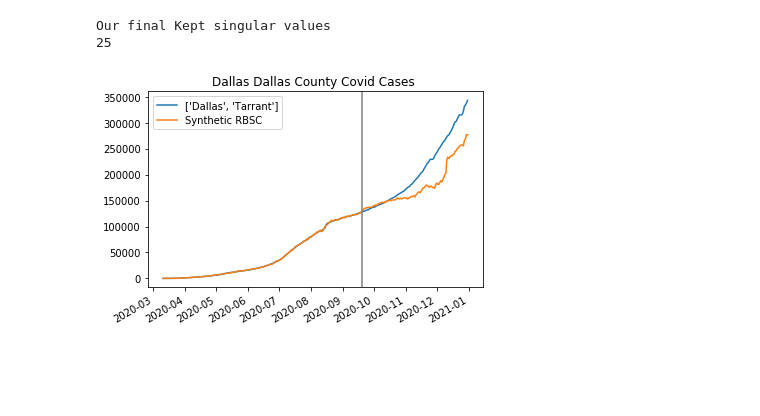
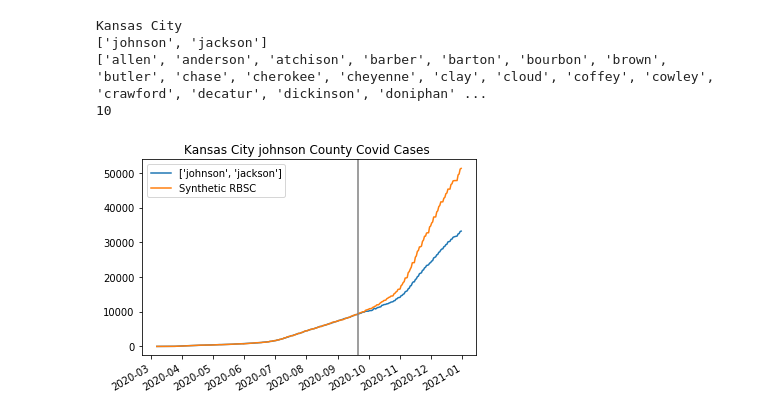
Before and after one commit to Joshuashou/Synthetic-Control-Paper-Model, a Jupyter notebook: Synthetic Control paper.ipynb, the cells around one changed output. Cells and saved outputs as stored; diff of their text form; code cells hidden in the pictures; blank space fills up the shorter version.

```diff
--- a/Synthetic Control paper.ipynb
+++ b/Synthetic Control paper.ipynb
@@ -497,12 +494,14 @@ def create_synthetic_graph(team_name_str, stadium_county_str, state_str, interve
         #plt.axvline(x=intervention_date, ymin = 0, ymax = 1, color='grey')
 
     return
-# %%
-create_synthetic_graph("Dallas",["Dallas", "Tarrant"], ["TX"], ["09/20/2020"], True)
-# %% [output]
-Our final Kept singular values
-25
-[figure, removed]
+# %%
+create_synthetic_graph("Kansas City",["Johnson", "Jackson"], ["KS", "MO"], ["09/21/2020"], True, 0)
+# %% [output]
+Kansas City
+['johnson', 'jackson']
+['allen', 'anderson', 'atchison', 'barber', 'barton', 'bourbon', 'brown', 'butler', 'chase', 'cherokee', 'cheyenne', 'clay', 'cloud', 'coffey', 'cowley', 'crawford', 'decatur', 'dickinson', 'doniphan' ...
+10
+[figure, added]
 # %%
 #Compute graphs for all combinations
 
```
Also changed, not shown: parts of 10 cells of this notebook, 1 other file.
